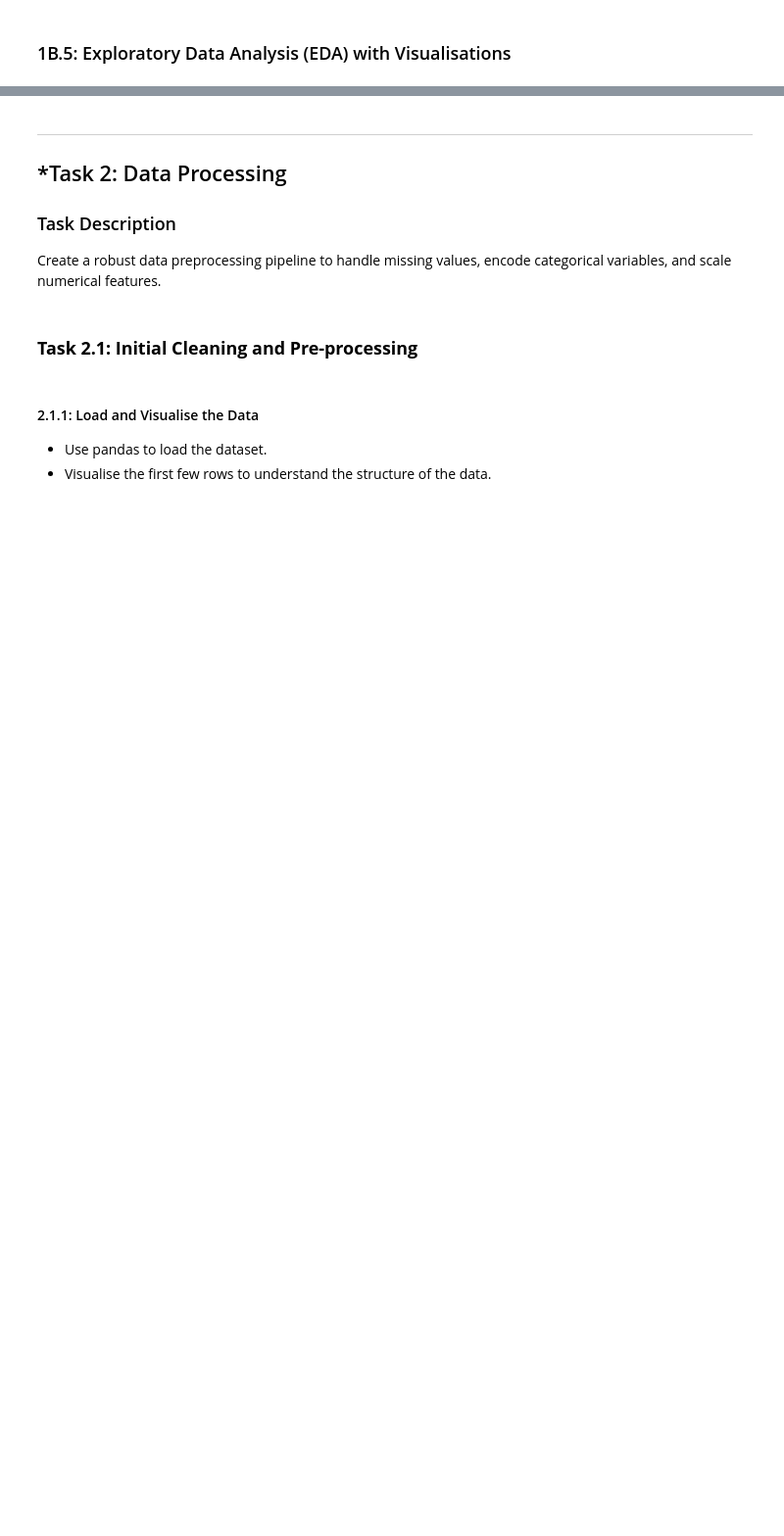
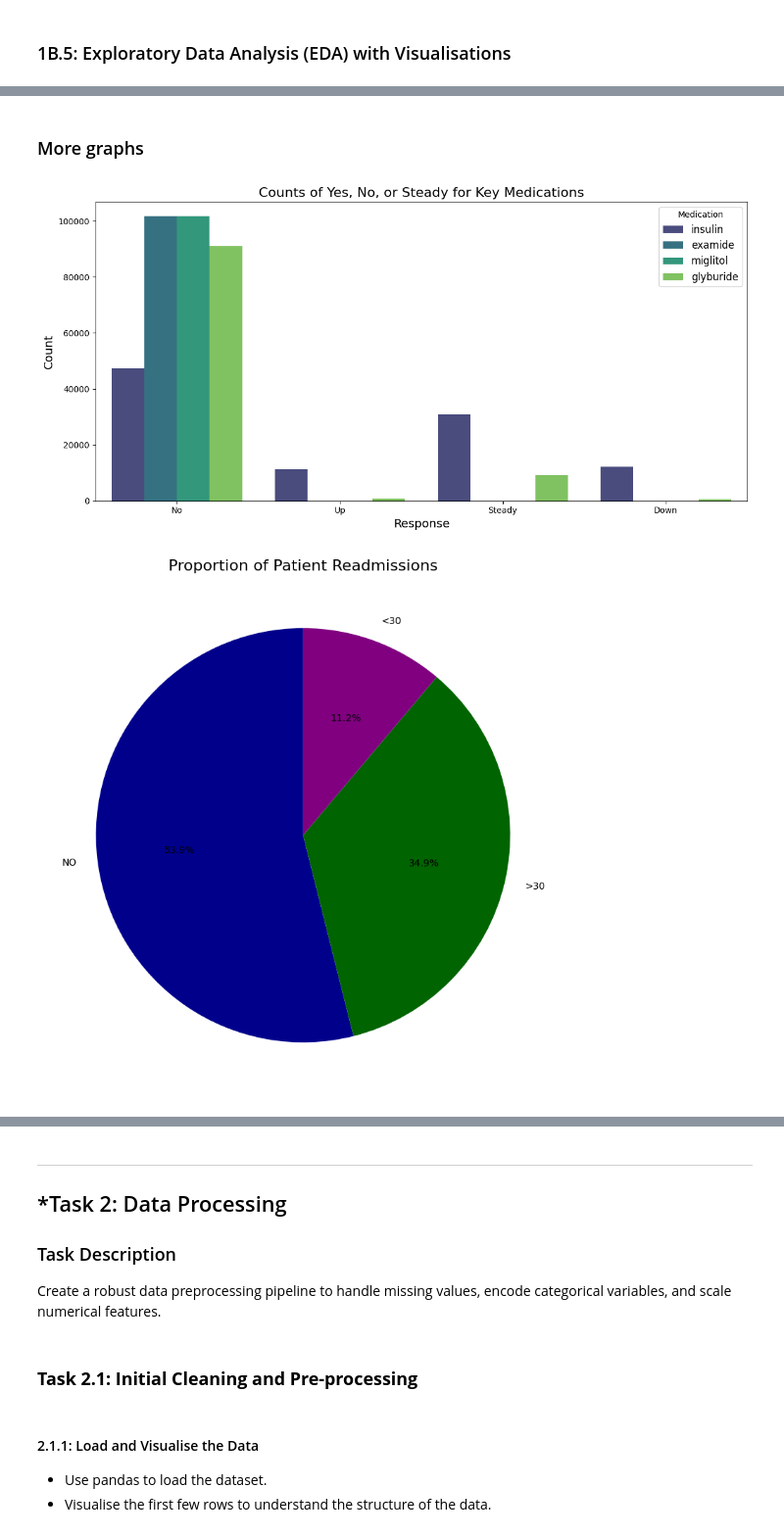
Before and after one commit to GabrielJukema233172/FinalDeliverables1B, a Jupyter notebook: CreativeBrief_GabrielJukema_233172.ipynb, the cells around one changed output, grey strips where cells are left out. Shown at 98% size. Saved outputs shown, nothing was run; the diff lists cells and outputs as text; code cells hidden in the pictures; blank space fills up the shorter version.

```diff
--- a/CreativeBrief_GabrielJukema_233172.ipynb
+++ b/CreativeBrief_GabrielJukema_233172.ipynb
@@ -155,0 +379,52 @@ plt.show()
+# %% [markdown]
+### More graphs
+# %%
+columns_to_plot = ['insulin', 'examide', 'miglitol', 'glyburide']
+
+# Melt the DataFrame for easier visualization with Seaborn
+melted_df = df[columns_to_plot].melt(var_name='Medication', value_name='Response')
+
+# Create the count plot using Seaborn
+plt.figure(figsize=(12, 6))
+sns.countplot(data=melted_df, x='Response', hue='Medication', palette='viridis')
+
+# Add title and labels
+plt.title('Counts of Yes, No, or Steady for Key Medications', fontsize=16)
+plt.xlabel('Response', fontsize=14)
+plt.ylabel('Count', fontsize=14)
+plt.legend(title="Medication", fontsize=12)
+plt.xticks(rotation=0)
+plt.tight_layout()
+
+plt.show()
+
+# Create a pie chart for readmitted
+readmitted_counts = df['readmitted'].value_counts()
+
+# Create the pie chart
+plt.figure(figsize=(8, 8))
+plt.pie(readmitted_counts, labels=readmitted_counts.index, autopct='%1.1f%%', startangle=90, colors=['darkblue', 'darkgreen', 'purple'])
+
+# Add a title
+plt.title('Proportion of Patient Readmissions', fontsize=16)
+
+plt.tight_layout()
+plt.show()
+
+grouped_data = df.groupby(['race', 'admission_source_id']).size().unstack()
+
+# Create a stacked bar chart
+grouped_data.plot(kind='bar', stacked=True, figsize=(10, 6), colormap='viridis')
+
+# Add titles and labels
+plt.title('Distribution of Admission Source by Race', fontsize=16)
+plt.xlabel('Race', fontsize=12)
+plt.ylabel('Count', fontsize=12)
+plt.legend(title='Admission Source ID', bbox_to_anchor=(1.05, 1), loc='upper left')
+
+# Adjust layout and show plot
+plt.tight_layout()
+plt.show()
+# %% [output]
+[figure, added]
+[figure, added]
```
Also changed, not shown: parts of 89 cells of this notebook.
